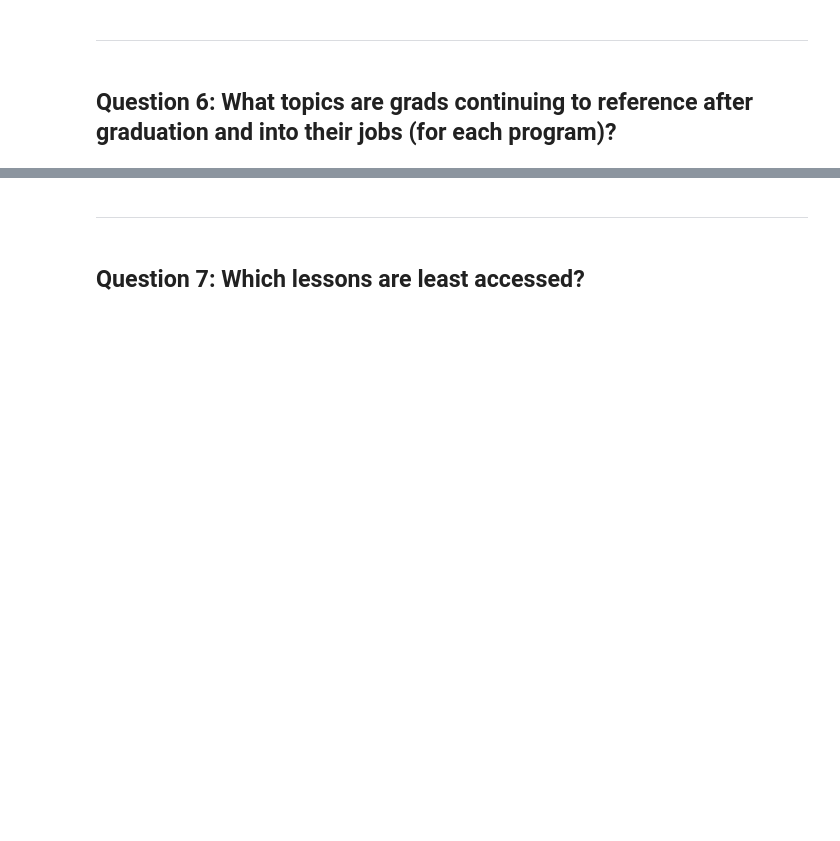
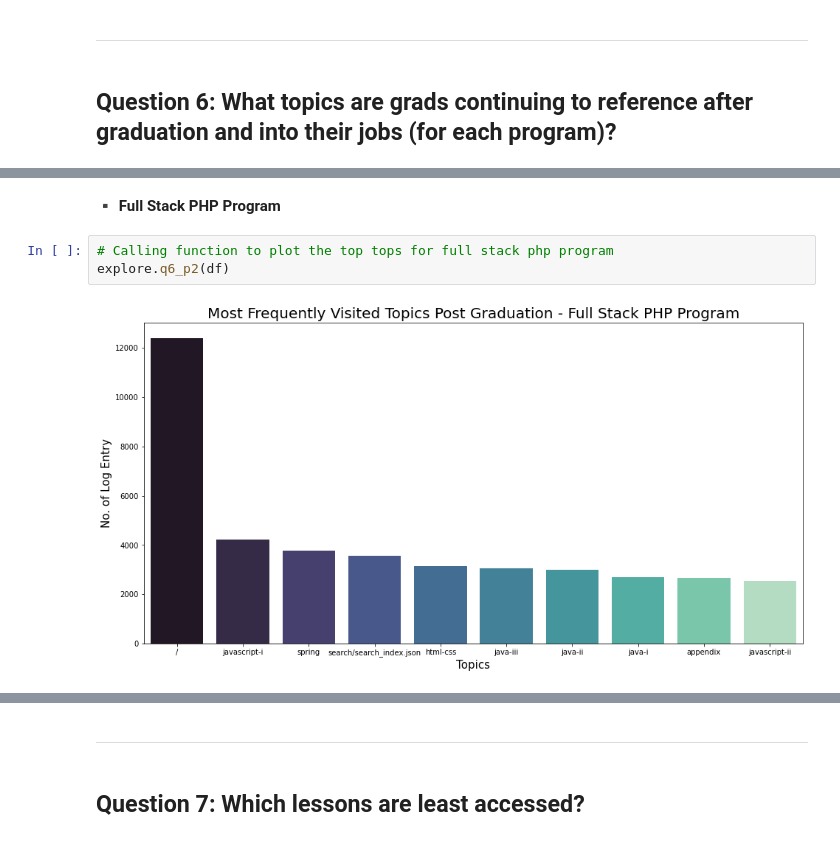
Before and after one commit to JML-Association/Anomaly-Detection-Project, a Jupyter notebook: final_report.ipynb, the cells around one changed output, grey strips where cells are left out. Saved outputs shown, nothing was run; the diff lists cells and outputs as text; blank space fills up the shorter version.

```diff
--- a/final_report.ipynb
+++ b/final_report.ipynb
@@ -322,0 +337,7 @@ WIP!!!
+# %% [markdown]
+**▪️ Full Stack PHP Program**
+# %%
+# Calling function to plot the top tops for full stack php program
+explore.q6_p2(df)
+# %% [output]
+[figure, added]
```
Also changed, not shown: parts of 13 cells of this notebook.
